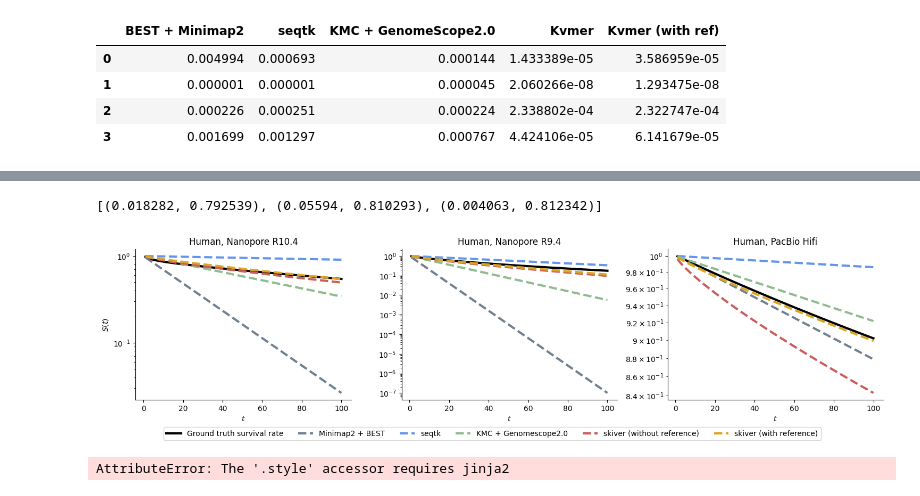
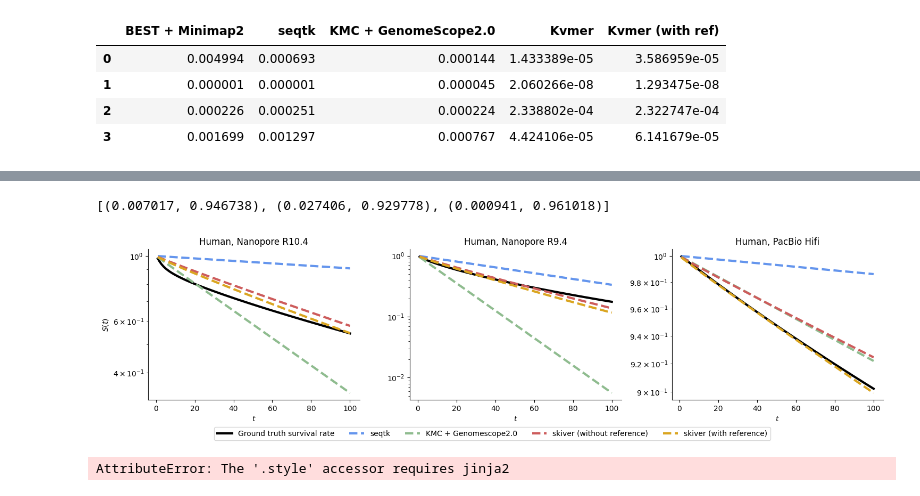
Before and after one commit to GZHoffie/skiver-test, a Jupyter notebook: experiments/counting_error_free_kmers/plot_results.ipynb, the cells around one changed output, grey strips where cells are left out. Drawn from its saved outputs; the diff is of its cells as text; code cells hidden in the pictures.

```diff
--- a/experiments/counting_error_free_kmers/plot_results.ipynb
+++ b/experiments/counting_error_free_kmers/plot_results.ipynb
@@ -727,20 +727,20 @@ labels = [
 ]
 
 kvmer_report_csv = [
-    "../../output/zymo/ERR3152366_bi_kvmer.csv",
-    "../../output/zymo/SRR13128014_bi_kvmer.csv",
-    "../../output/zymo/ERR2935851_bi_kvmer.csv",
-    "../../output/zymo/SRR7498042_bi_kvmer.csv",
+    "../../output/zymo/skiver/ERR3152366.summary_error_rate.csv",
+    "../../output/zymo/skiver/SRR13128014.summary_error_rate.csv",
+    "../../output/zymo/skiver/ERR2935851.summary_error_rate.csv",
+    "../../output/zymo/skiver/SRR7498042.summary_error_rate.csv",
 
     #"../../output/human/HG002_hifi_bi_kvmer.csv"
 
 ]
 
 kvmer_ref_report_csv = [
-    "../../output/zymo/ERR3152366_bi_kvmer_ref.csv",
-    "../../output/zymo/SRR13128014_bi_kvmer_ref.csv",
-    "../../output/zymo/ERR2935851_bi_kvmer_ref.csv",
-    "../../output/zymo/SRR7498042_bi_kvmer_ref.csv",
+    "../../output/zymo/skiver/ERR3152366_ref.summary_error_rate.csv",
+    "../../output/zymo/skiver/SRR13128014_ref.summary_error_rate.csv",
+    "../../output/zymo/skiver/ERR2935851_ref.summary_error_rate.csv",
+    "../../output/zymo/skiver/SRR7498042_ref.summary_error_rate.csv",
 
     #"../../output/human/HG002_hifi_bi_kvmer_ref.csv"
 ]
@@ -917,7 +917,7 @@ for i in range(len(kmer_hit_rate_csv)):
 
 
     axes[i].plot(plot_range, survival_rates_plot, linewidth=3, label='Ground truth survival rate', color='black')
-    axes[i].plot(plot_range, survival_rates_mapping, linewidth=3, linestyle='--', label='Minimap2 + BEST', color='slategray')
+    #axes[i].plot(plot_range, survival_rates_mapping, linewidth=3, linestyle='--', label='Minimap2 + BEST', color='slategray')
     axes[i].plot(plot_range, survival_rates_qscore, linewidth=3, linestyle='--', label='seqtk', color='cornflowerblue')
     axes[i].plot(plot_range, survival_rates_kmer, linewidth=3, linestyle='--', label='KMC + Genomescope2.0', color='darkseagreen')
     #axes[i].plot(plot_range, survival_rates_beta, linewidth=2, linestyle='-', label='Predicted from Beta Fit', color='C4')
@@ -1025,15 +1025,15 @@ labels = [
 ]
 
 kvmer_report_csv = [
-    "../../output/human/HG002_bi_kvmer.csv",
-    "../../output/human/HG002_R941_bi_kvmer.csv",
-    "../../output/human/HG002_hifi_bi_kvmer.csv",
+    "../../output/human/skiver/HG002.summary_error_rate.csv",
+    "../../output/human/skiver/HG002_R941.summary_error_rate.csv",
+    "../../output/human/skiver/HG002_hifi.summary_error_rate.csv",
 ]
 
 kvmer_ref_report_csv = [
-    "../../output/human/HG002_bi_kvmer_ref.csv",
-    "../../output/human/HG002_R941_bi_kvmer_ref.csv",
-    "../../output/human/HG002_hifi_bi_kvmer_ref.csv",
+    "../../output/human/skiver/HG002_ref.summary_error_rate.csv",
+    "../../output/human/skiver/HG002_R941_ref.summary_error_rate.csv",
+    "../../output/human/skiver/HG002_hifi_ref.summary_error_rate.csv",
 ]
 
 
@@ -1194,7 +1194,7 @@ for i in range(len(kmer_hit_rate_csv)):
 
 
     axes[i].plot(plot_range, survival_rates_plot, linewidth=3, label='Ground truth survival rate', color='black')
-    axes[i].plot(plot_range, survival_rates_mapping, linewidth=3, linestyle='--', label='Minimap2 + BEST', color='slategray')
+    #axes[i].plot(plot_range, survival_rates_mapping, linewidth=3, linestyle='--', label='Minimap2 + BEST', color='slategray')
     axes[i].plot(plot_range, survival_rates_qscore, linewidth=3, linestyle='--', label='seqtk', color='cornflowerblue')
     axes[i].plot(plot_range, survival_rates_kmer, linewidth=3, linestyle='--', label='KMC + Genomescope2.0', color='darkseagreen')
     #axes[i].plot(plot_range, survival_rates_beta, linewidth=2, linestyle='-', label='Predicted from Beta Fit', color='C4')
@@ -1202,35 +1202,35 @@ for i in range(len(kmer_hit_rate_csv)):
     axes[i].plot(plot_range, survival_rates_weibull, linewidth=3, linestyle='--', label='skiver (without reference)', color='indianred')
     axes[i].plot(plot_range, survival_rates_weibull_ref, linewidth=3, linestyle='--', label='skiver (with reference)', color='goldenrod')
 
     axes[i].set_yscale('log')
     #axes[i].set_xscale('log')
 
 
 
     axes[i].tick_params(axis='both')
 
     axes[i].set_title(labels[i])
 
     axes[i].set_xlabel('$t$')
     if i  == 0:
         axes[i].set_ylabel('$S(t)$')
     #axes[i].legend()
     #axes[i].legend()
 
 handles, labels = axes[0].get_legend_handles_labels()
 plt.tight_layout()
 
 # Add the legend to the bottom of the figure
 fig.legend(handles, labels, loc='lower center', ncol=6)
 fig.subplots_adjust(bottom=0.2)
 #plt.tight_layout()
 
 
 plt.savefig("../../figures/human_survival_rate.pdf")
 #plt.ylim(0, 0.05)
 # %% [output]
-[(0.018282, 0.792539), (0.05594, 0.810293), (0.004063, 0.812342)]
+[(0.007017, 0.946738), (0.027406, 0.929778), (0.000941, 0.961018)]
-[figure, old version]
+[figure, new version]
 # %%
 survival_rate_mise_all = pd.DataFrame(survival_rate_mise)
 survival_rate_mise_all.style.format("{:.2e}")
```
Also changed, not shown: parts of 4 cells of this notebook, 19 other files.
